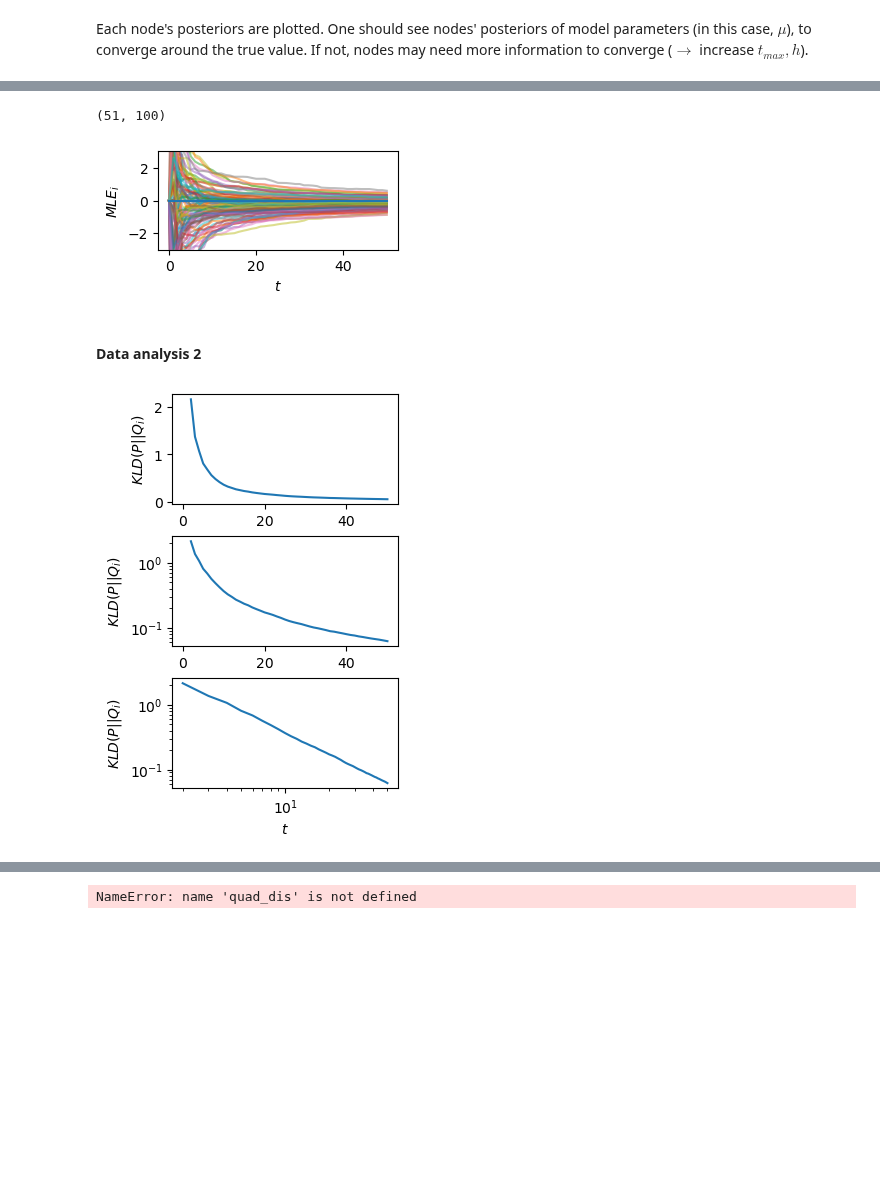
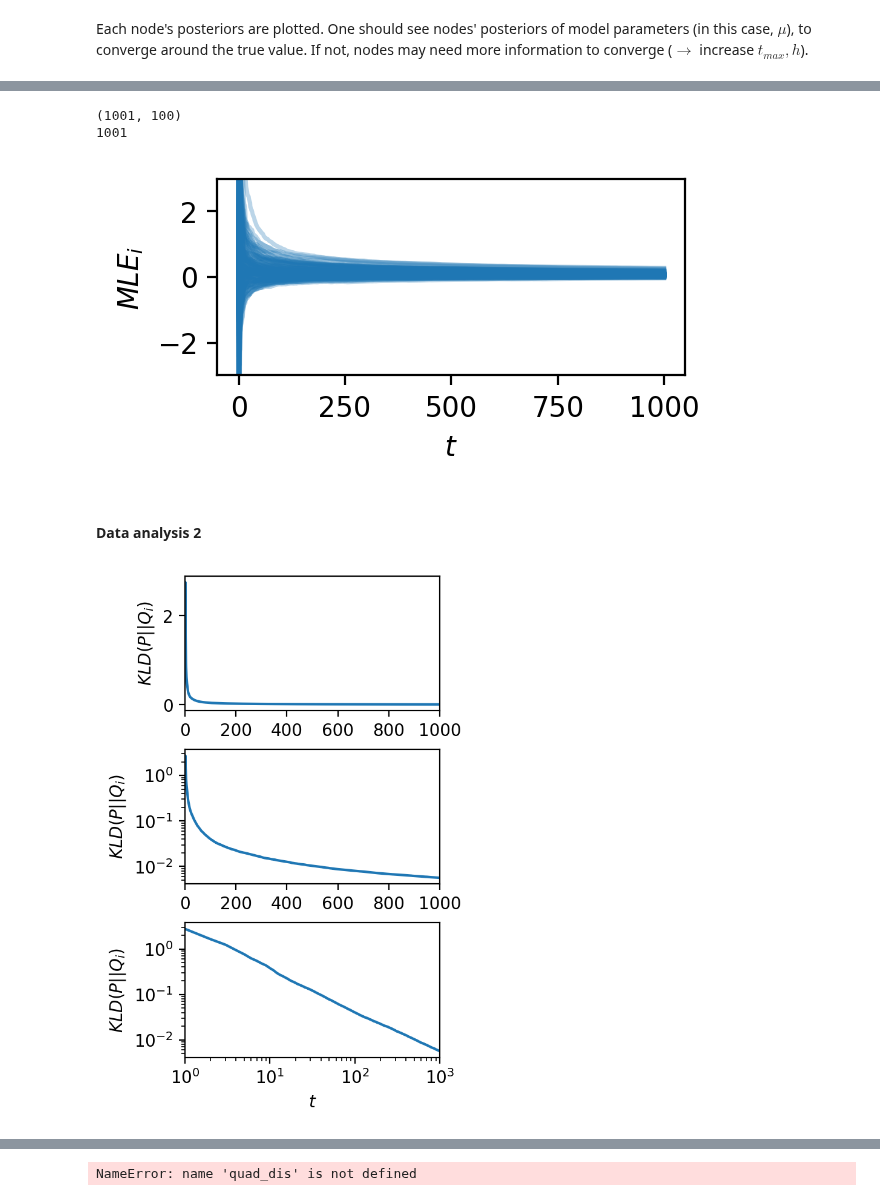
Before and after one commit to Priesemann-Group/neuro_op, a Jupyter notebook: notebooks/Testing_param.ipynb, the cells around one changed output, grey strips where cells are left out. Saved outputs shown, nothing was run; the diff lists cells and outputs as text; code cells hidden in the pictures; blank space fills up the shorter version.

```diff
--- a/notebooks/Testing_param.ipynb
+++ b/notebooks/Testing_param.ipynb
@@ -22,7 +25,7 @@ import neuro_op as nop
 # Reference input
 input = dict(
     G=nop.build_random_network(N_nodes=100, N_neighbours=5),  # networkx graph object
-    #G=nx.empty_graph(1),
+    # G=nx.empty_graph(1),
     llf_nodes=st.norm,  # Likelihood function (llf) of nodes, Gaussian by default
     llf_world=st.norm,  # Likelihood function (llf) of world, Gaussian by default
     params_node=dict(  # Parameter priors of nodes (mu and associated uncertainty (standard deviation)), Gaussian by default
@@ -37,7 +40,7 @@ input = dict(
     h=1,  # Rate of external information draw events
     r=1,  # Rate of edge information exchange events
     t0=0,  # Start time of simulation
-    t_max=50,  # End time of simulation
+    t_max=1e3,  # End time of simulation
     t_sample=1,  # Periodicity for which samples and distance measures (KL-div, p-distance) are taken
     sample_bins=201,  # Number of bins used in distance measures
     sample_range=(
@@ -64,7 +67,7 @@ print(out1["N_events"])
 # %%
 nop.export_hdf5(out1, "test.h5")
 # %%
-out1 = nop.import_hdf5_Grid("test.h5")
+out1 = nop.import_hdf5("test.h5")
 # %% [markdown]
 ## Data analysis
 
@@ -169,41 +162,45 @@ print(nody.diary_in)
 # %%
 mu_arr = np.array(out1["mu_nodes"])
 print(mu_arr.shape)
 x = np.arange(input["t0"], input["t_max"] + input["t_sample"], input["t_sample"])
-fig, ax = plt.subplots(constrained_layout=True, figsize=(3, 1.5))
-for i, _ in enumerate(mu_arr.T):
-    ax.plot(x, mu_arr.T[i], alpha=0.5, label=f"$\mu_{i}$")
+print(len(x))
+fig, ax = plt.subplots()
+for i, mu in enumerate(mu_arr.T):
+    ax.plot(x, mu, alpha=0.3, label=f"$\mu_{i}$", color="tab:blue")
     ax.set_xlabel("$t$")
     ax.set_ylabel("$MLE_i$")
 ax.set_ylim(-3, 3)
-ax.plot(x, [0] * len(x), "-", label="$\mu_c$")
-#ax.set_yscale("log")
-#ax.loglog()
-#ax.legend()
+# ax.set_yscale("log")
+# ax.loglog()
+# ax.legend()
 fig.savefig("./graphics-output/mu_nodes.png", dpi=1500)
 # %% [output]
-(51, 100)
+(1001, 100)
+1001
-[figure, old version]
+[figure, new version]
 # %% [markdown]
 #### Data analysis 2
 # %%
 # for i in N_iter:
 #    plt.plot(input["t_sample"] * np.arange(0, kld.shape[0]), kld[:, i, ])
 kld = np.array(out1["kl_divs"])
-fig, ax = plt.subplots(3,1,constrained_layout=True, figsize=(3, 4.5))
+fig, ax = plt.subplots(3, 1, constrained_layout=True, figsize=(3, 4.5))
+x = input["t_sample"] * np.arange(0, kld.shape[0])
 for i, _ in enumerate(ax):
     ax[i].plot(
-        input["t_sample"] * np.arange(0, kld.shape[0]),
+        x,  # input["t_sample"] * np.arange(0, kld.shape[0]),
         kld.mean(axis=1),
         label="$KLD_i$",
     )
     ax[i].set_ylabel("$KLD(P||Q_i)$")
+    ax[i].set_xlim(0, input["t_max"])
 ax[2].set_xlabel("$t$")
 ax[1].set_yscale("log")
 ax[2].loglog()
-fig.savefig("./graphics-output/KLD.png",dpi=1500)
+ax[2].set_xlim(input["t_sample"], input["t_max"])
+fig.savefig("./graphics-output/KLD.png", dpi=1500)
 # %% [output]
-[figure, old version]
+[figure, new version]
 # %%
 # for i in N_iter:
 #    plt.plot(input["t_sample"] * np.arange(0, kld.shape[0]), kld[:, i, ])
```
Also changed, not shown: parts of 5 cells of this notebook, 7 other files.
